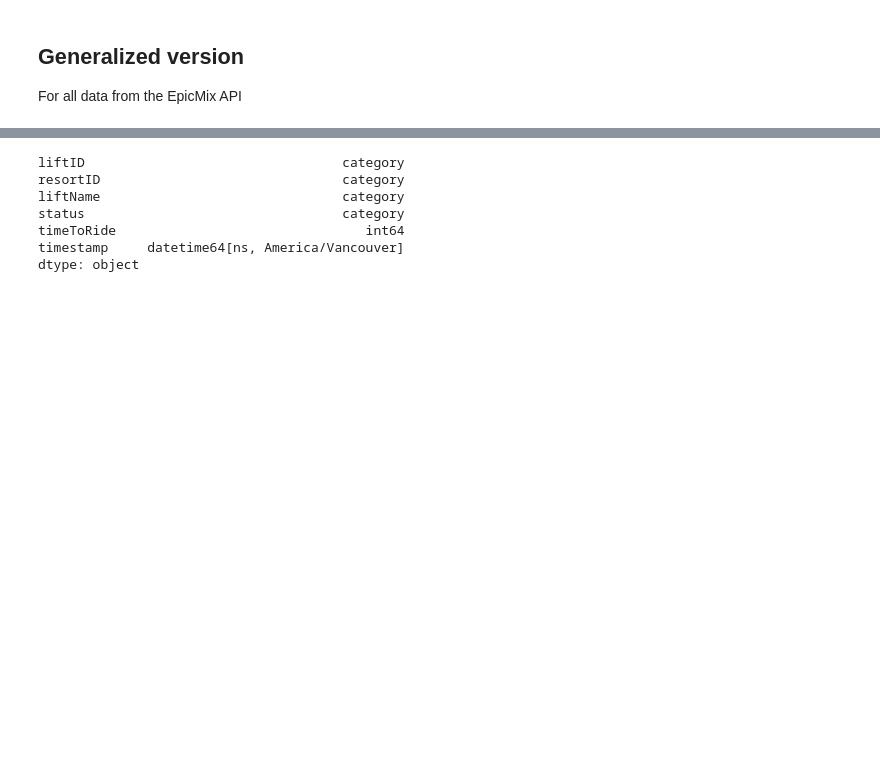
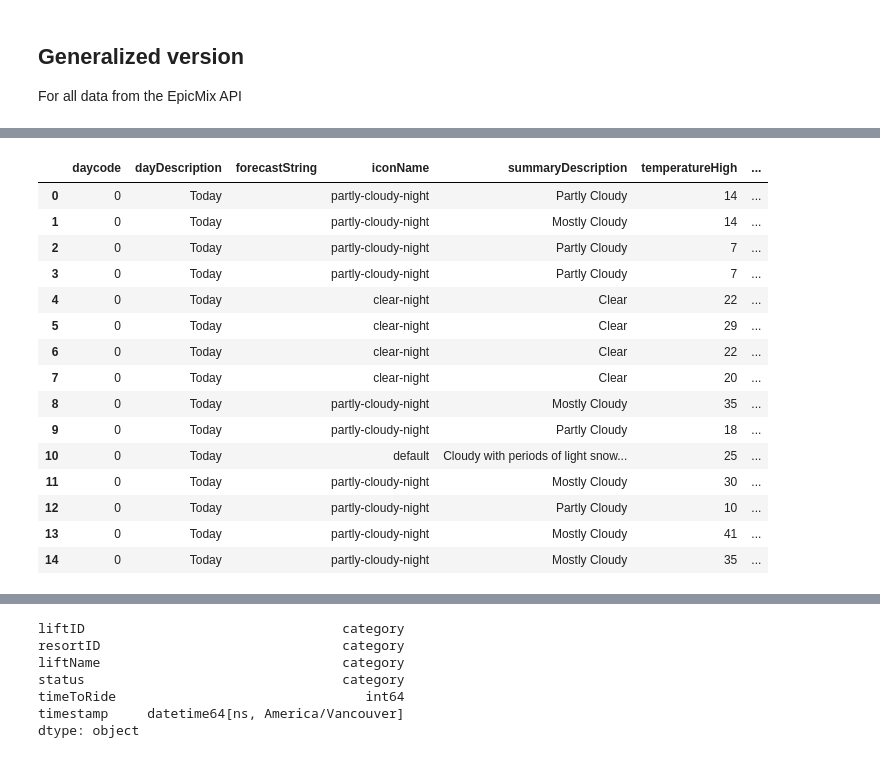
Before and after one commit to Pall-v/snowbot, a Jupyter notebook: notebooks/2.0-pv-process-json.ipynb, the cells around one changed output, grey strips where cells are left out. Drawn from its saved outputs; the diff is of its cells as text; code cells hidden in the pictures; blank space fills up the shorter version.

Commit message:
jsons_to_df working for all 3 tables w/o setting datatypes

```diff
--- a/notebooks/2.0-pv-process-json.ipynb
+++ b/notebooks/2.0-pv-process-json.ipynb
@@ -490,0 +477,15 @@ KeyError: 'Only a column name can be used for the key in a dtype mappings argume
+# %%
+prior_object = s3.Object(BUCKET_NAME, 'weather' + PRIOR_SUFFIX)
+prior = prior_object.get()[
+            'Body'].read().decode('utf-8')
+weather_prior_json = json.loads(prior)
+
+prior_object = s3.Object(BUCKET_NAME, 'terrain' + PRIOR_SUFFIX)
+prior = prior_object.get()[
+            'Body'].read().decode('utf-8')
+terrain_prior_json = json.loads(prior)
+
+prior_object = s3.Object(BUCKET_NAME, 'lifts' + PRIOR_SUFFIX)
+prior = prior_object.get()[
+            'Body'].read().decode('utf-8')
+lifts_prior_json = json.loads(prior)
@@ -490,0 +518,14 @@ KeyError: 'Only a column name can be used for the key in a dtype mappings argume
+# %%
+weather_meta_fields = ['newSnow', 'last24Hours', 'last48Hours', 'last7Days', 'midMountainBase', 'resortID']
+weather_meta = [['weather', i] for i in weather_meta_fields]
+weather_meta.append('timestamp')
+weather_record_path=['weather', 'weatherForecast']
+# %%
+test_weather = pd.json_normalize(
+    data=weather_prior_json,
+    record_path=weather_record_path,
+    meta=weather_meta
+
+)
+
+test_weather.dtypes
@@ -490,0 +548,19 @@ KeyError: 'Only a column name can be used for the key in a dtype mappings argume
+# %%
+test_weather
+# %% [output]
+|  | daycode | dayDescription | forecastString | iconName | summaryDescription | temperatureHigh | ... |
+| 0 | 0 | Today |  | partly-cloudy-night | Partly Cloudy | 14 | ... |
+| 1 | 0 | Today |  | partly-cloudy-night | Mostly Cloudy | 14 | ... |
+| 2 | 0 | Today |  | partly-cloudy-night | Partly Cloudy | 7 | ... |
+| 3 | 0 | Today |  | partly-cloudy-night | Partly Cloudy | 7 | ... |
+| 4 | 0 | Today |  | clear-night | Clear | 22 | ... |
+| 5 | 0 | Today |  | clear-night | Clear | 29 | ... |
+| 6 | 0 | Today |  | clear-night | Clear | 22 | ... |
+| 7 | 0 | Today |  | clear-night | Clear | 20 | ... |
+| 8 | 0 | Today |  | partly-cloudy-night | Mostly Cloudy | 35 | ... |
+| 9 | 0 | Today |  | partly-cloudy-night | Partly Cloudy | 18 | ... |
+| 10 | 0 | Today |  | default | Cloudy with periods of light snow... | 25 | ... |
+| 11 | 0 | Today |  | partly-cloudy-night | Mostly Cloudy | 30 | ... |
+| 12 | 0 | Today |  | partly-cloudy-night | Partly Cloudy | 10 | ... |
+| 13 | 0 | Today |  | partly-cloudy-night | Mostly Cloudy | 41 | ... |
+| 14 | 0 | Today |  | partly-cloudy-night | Mostly Cloudy | 35 | ... |
```
Also changed, not shown: parts of 17 cells of this notebook, 3 other files.
